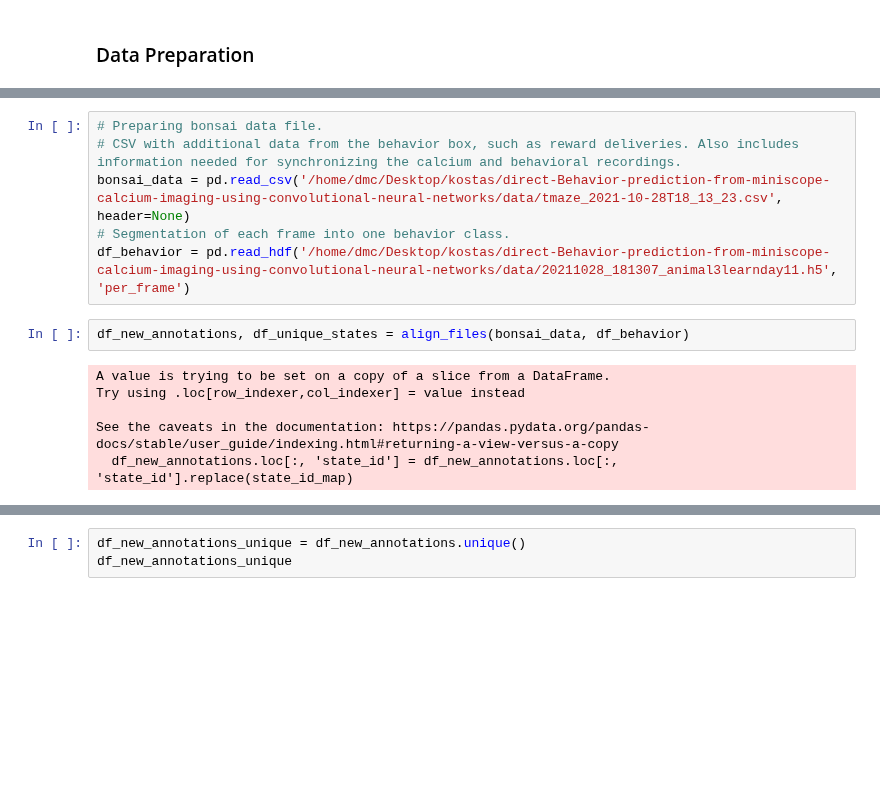
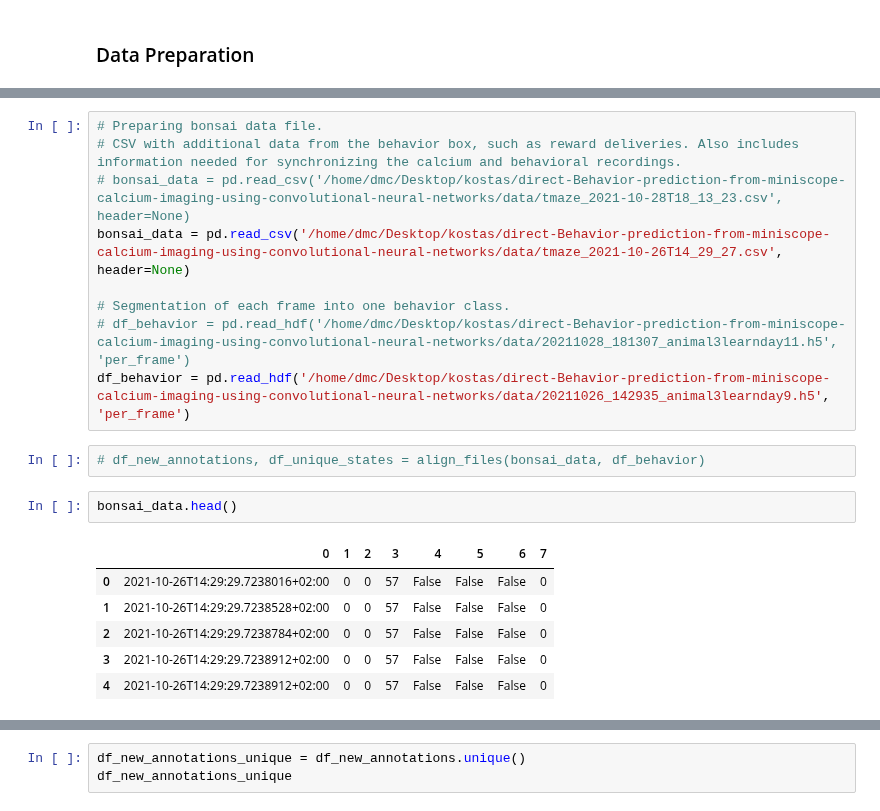
Before and after one commit to konkalaitzidis/bpnn, a Jupyter notebook: src/V3/BPNN_V3.ipynb, the cells around one changed output, grey strips where cells are left out. Drawn from its saved outputs; the diff is of its cells as text; blank space fills up the shorter version.

```diff
--- a/src/V3/BPNN_V3.ipynb
+++ b/src/V3/BPNN_V3.ipynb
@@ -257,14 +257,20 @@ The number of video frames is  24589  and the frame dimensions (height x width)
 # %%
 # Preparing bonsai data file.
 # CSV with additional data from the behavior box, such as reward deliveries. Also includes information needed for synchronizing the calcium and behavioral recordings.
-bonsai_data = pd.read_csv('/home/dmc/Desktop/kostas/direct-Behavior-prediction-from-miniscope-calcium-imaging-using-convolutional-neural-networks/data/tmaze_2021-10-28T18_13_23.csv', header=None)
+# bonsai_data = pd.read_csv('/home/dmc/Desktop/kostas/direct-Behavior-prediction-from-miniscope-calcium-imaging-using-convolutional-neural-networks/data/tmaze_2021-10-28T18_13_23.csv', header=None)
+bonsai_data = pd.read_csv('/home/dmc/Desktop/kostas/direct-Behavior-prediction-from-miniscope-calcium-imaging-using-convolutional-neural-networks/data/tmaze_2021-10-26T14_29_27.csv', header=None)
+
 # Segmentation of each frame into one behavior class.
-df_behavior = pd.read_hdf('/home/dmc/Desktop/kostas/direct-Behavior-prediction-from-miniscope-calcium-imaging-using-convolutional-neural-networks/data/20211028_181307_animal3learnday11.h5', 'per_frame')
+# df_behavior = pd.read_hdf('/home/dmc/Desktop/kostas/direct-Behavior-prediction-from-miniscope-calcium-imaging-using-convolutional-neural-networks/data/20211028_181307_animal3learnday11.h5', 'per_frame')
+df_behavior = pd.read_hdf('/home/dmc/Desktop/kostas/direct-Behavior-prediction-from-miniscope-calcium-imaging-using-convolutional-neural-networks/data/20211026_142935_animal3learnday9.h5', 'per_frame')
 # %%
-df_new_annotations, df_unique_states = align_files(bonsai_data, df_behavior)
+# df_new_annotations, df_unique_states = align_files(bonsai_data, df_behavior)
-# %% [output]
-A value is trying to be set on a copy of a slice from a DataFrame.
-Try using .loc[row_indexer,col_indexer] = value instead
-
-See the caveats in the documentation: https://pandas.pydata.org/pandas-docs/stable/user_guide/indexing.html#returning-a-view-versus-a-copy
-  df_new_annotations.loc[:, 'state_id'] = df_new_annotations.loc[:, 'state_id'].replace(state_id_map)
+# %%
+bonsai_data.head()
+# %% [output]
+|  | 0 | 1 | 2 | 3 | 4 | 5 | 6 | 7 |
+| 0 | 2021-10-26T14:29:29.7238016+02:00 | 0 | 0 | 57 | False | False | False | 0 |
+| 1 | 2021-10-26T14:29:29.7238528+02:00 | 0 | 0 | 57 | False | False | False | 0 |
+| 2 | 2021-10-26T14:29:29.7238784+02:00 | 0 | 0 | 57 | False | False | False | 0 |
+| 3 | 2021-10-26T14:29:29.7238912+02:00 | 0 | 0 | 57 | False | False | False | 0 |
+| 4 | 2021-10-26T14:29:29.7238912+02:00 | 0 | 0 | 57 | False | False | False | 0 |
```
Also changed, not shown: parts of 52 cells of this notebook, 4 other files.
